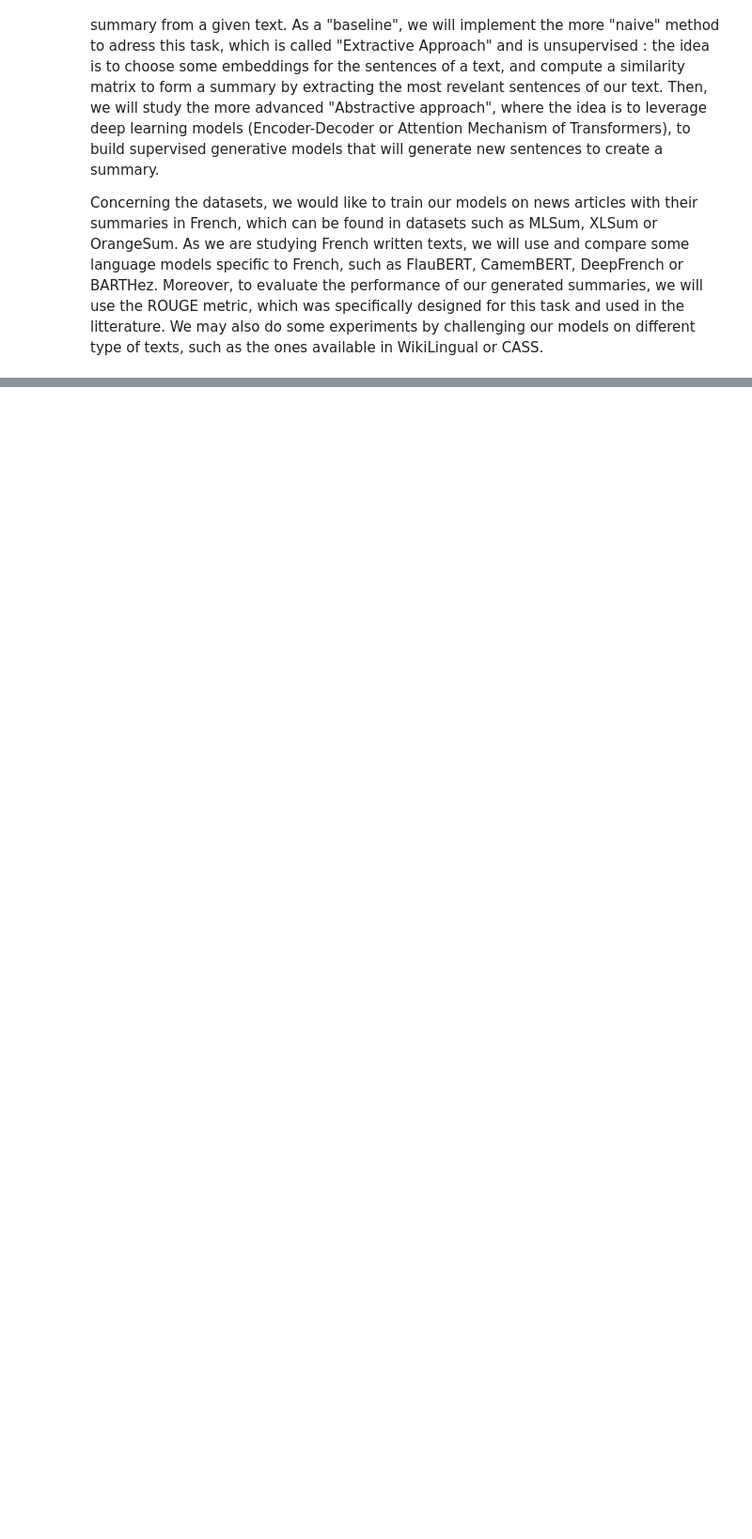
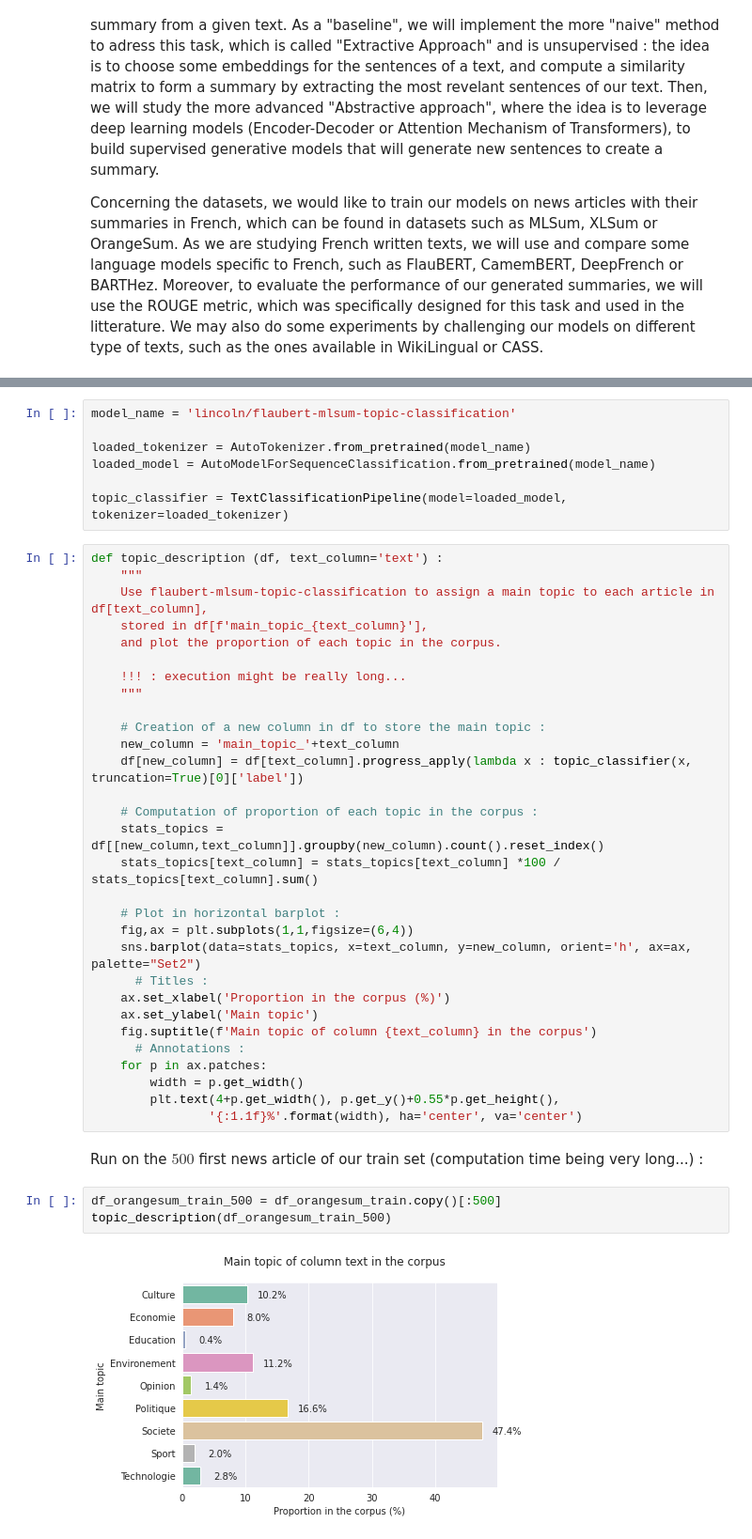
Before and after one commit to gdeni89/NLP-summarization-of-French-written-documents, a Jupyter notebook: NLP_Project.ipynb, the cells around one changed output, grey strips where cells are left out. Shown at 94% size. Saved outputs shown, nothing was run; the diff lists cells and outputs as text; blank space fills up the shorter version.

```diff
--- a/NLP_Project.ipynb
+++ b/NLP_Project.ipynb
@@ -61,0 +384,44 @@ Concerning the datasets, we would like to train our models on news articles with
+# %%
+model_name = 'lincoln/flaubert-mlsum-topic-classification'
+
+loaded_tokenizer = AutoTokenizer.from_pretrained(model_name)
+loaded_model = AutoModelForSequenceClassification.from_pretrained(model_name)
+
+topic_classifier = TextClassificationPipeline(model=loaded_model, tokenizer=loaded_tokenizer)
+# %%
+def topic_description (df, text_column='text') :
+    """
+    Use flaubert-mlsum-topic-classification to assign a main topic to each article in df[text_column],
+    stored in df[f'main_topic_{text_column}'],
+    and plot the proportion of each topic in the corpus.
+
+    !!! : execution might be really long...
+    """
+
+    # Creation of a new column in df to store the main topic :
+    new_column = 'main_topic_'+text_column
+    df[new_column] = df[text_column].progress_apply(lambda x : topic_classifier(x, truncation=True)[0]['label'])
+
+    # Computation of proportion of each topic in the corpus :
+    stats_topics = df[[new_column,text_column]].groupby(new_column).count().reset_index()
+    stats_topics[text_column] = stats_topics[text_column] *100 / stats_topics[text_column].sum()
+
+    # Plot in horizontal barplot :
+    fig,ax = plt.subplots(1,1,figsize=(6,4))
+    sns.barplot(data=stats_topics, x=text_column, y=new_column, orient='h', ax=ax, palette="Set2")
+      # Titles :
+    ax.set_xlabel('Proportion in the corpus (%)')
+    ax.set_ylabel('Main topic')
+    fig.suptitle(f'Main topic of column {text_column} in the corpus')
+      # Annotations :
+    for p in ax.patches:
+        width = p.get_width()
+        plt.text(4+p.get_width(), p.get_y()+0.55*p.get_height(),
+                '{:1.1f}%'.format(width), ha='center', va='center')
+# %% [markdown]
+Run on the $500$ first news article of our train set (computation time being very long...) :
+# %%
+df_orangesum_train_500 = df_orangesum_train.copy()[:500]
+topic_description(df_orangesum_train_500)
+# %% [output]
+[figure, added]
```
Also changed, not shown: parts of 69 cells of this notebook.
